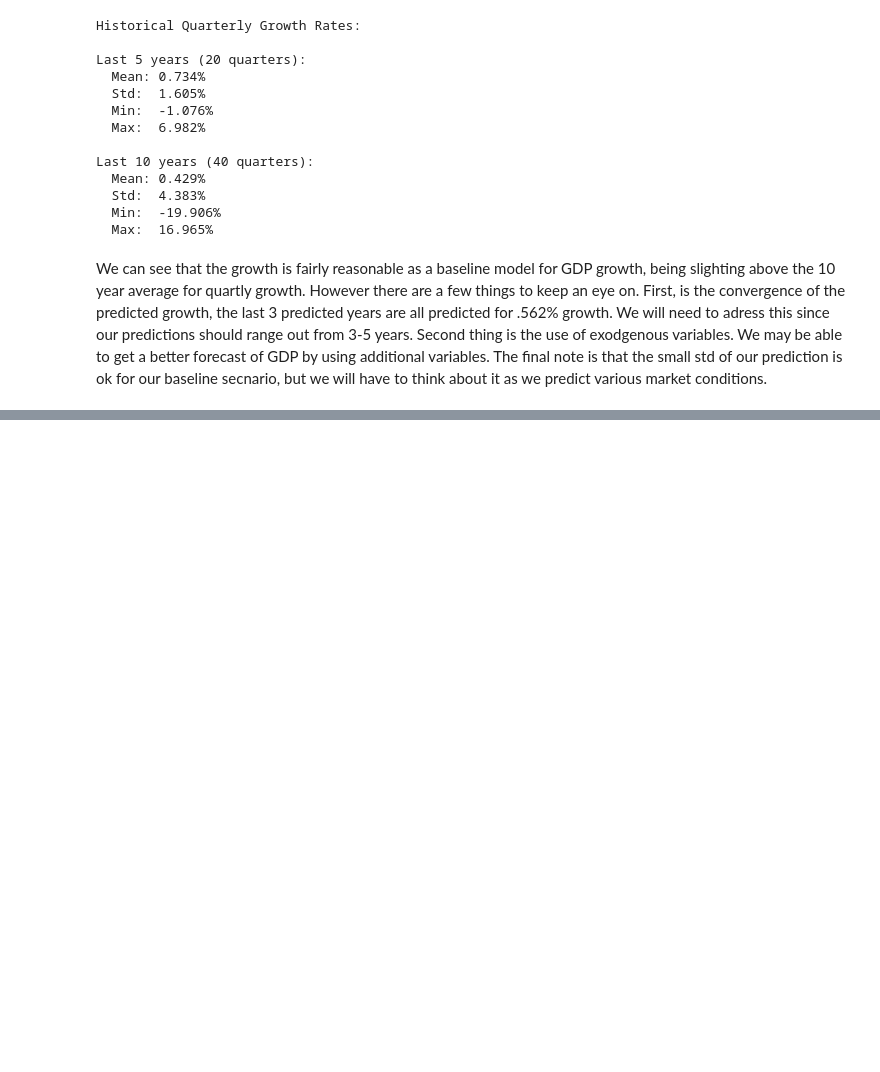
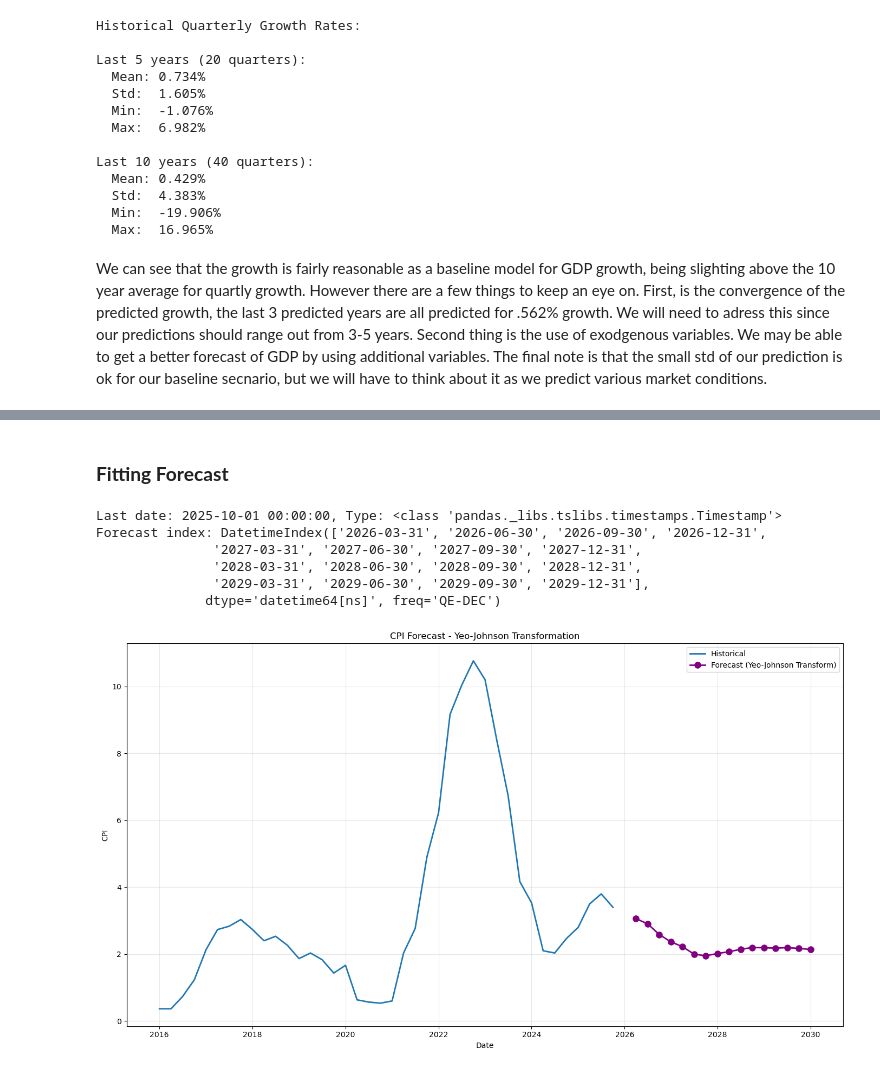
Before and after one commit to hogandan85/ST-498, a Jupyter notebook: Code/TimeSeriesAnalysis.ipynb, the cells around one changed output, grey strips where cells are left out. Saved outputs shown, nothing was run; the diff lists cells and outputs as text; code cells hidden in the pictures; blank space fills up the shorter version.

```diff
--- a/Code/TimeSeriesAnalysis.ipynb
+++ b/Code/TimeSeriesAnalysis.ipynb
@@ -187,0 +184,12 @@ We can see that the growth is fairly reasonable as a baseline model for GDP grow
+# %%
+CPI = df[['cpi']].copy()
+
+#Needed this to drop 2026 observation
+CPI = CPI.dropna()
+
+#Needed this for the YeoJohnson Transformation
+    #Will look into what specifically it does, it is similar to BoxCox
+CPI['cpi'] = CPI['cpi'] + .0001
+# %%
+CPI['log'] = np.log(CPI['cpi'])
+CPI['YeoJohnson'], opt_lambda = yeojohnson(CPI['cpi'])
@@ -187,0 +219,64 @@ We can see that the growth is fairly reasonable as a baseline model for GDP grow
+# %% [markdown]
+### **Fitting Forecast**
+# %%
+yeo = auto_arima(y= CPI['YeoJohnson'],m=4,seasonal=True)
+# %%
+# Inverse Yeo-Johnson transformation
+def inv_yeojohnson(y, lmbda):
+    """Inverse Yeo-Johnson transformation"""
+    y = np.asarray(y)
+    inv = np.zeros_like(y)
+    pos = y >= 0
+
+    if lmbda != 0:
+        inv[pos] = np.power(y[pos] * lmbda + 1, 1 / lmbda) - 1
+    else:
+        inv[pos] = np.exp(y[pos]) - 1
+
+    if lmbda != 2:
+        inv[~pos] = 1 - np.power(-(2 - lmbda) * y[~pos] + 1, 1 / (2 - lmbda))
+    else:
+        inv[~pos] = 1 - np.exp(-y[~pos])
+
+    return inv
+
+forecast_yeo = yeo.predict(n_periods=16)
+forecast_from_yeo = inv_yeojohnson(forecast_yeo, opt_lambda)
+
+if not isinstance(CPI.index, pd.DatetimeIndex):
+    print("Converting CPI index to datetime...")
+    CPI.index = pd.to_datetime(CPI.index)
+
+# Create forecast index with proper datetime handling
+last_date = CPI.index[-1]
+
+# Create forecast dates
+forecast_index = pd.date_range(
+    start=last_date + pd.DateOffset(months=3),  # Start from next quarter
+    periods=16,
+    freq='QE'
+)
+
+
+plt.figure(figsize=(14, 8))
+recent_data = CPI['cpi'].iloc[-40:]
+
+# Plot with converted indices
+plt.plot(recent_data.index, recent_data.values, label='Historical', linewidth=2)
+plt.plot(forecast_index, forecast_from_yeo, label='Forecast (Yeo-Johnson Transform)',
+         linewidth=2, color='purple', marker='o', markersize=8)
+plt.title('CPI Forecast - Yeo-Johnson Transformation')
+plt.ylabel('CPI')
+plt.xlabel('Date')
+plt.legend()
+plt.grid(True, alpha=0.3)
+plt.tight_layout()
+plt.show()
+# %% [output]
+Last date: 2025-10-01 00:00:00, Type: <class 'pandas._libs.tslibs.timestamps.Timestamp'>
+Forecast index: DatetimeIndex(['2026-03-31', '2026-06-30', '2026-09-30', '2026-12-31',
+               '2027-03-31', '2027-06-30', '2027-09-30', '2027-12-31',
+               '2028-03-31', '2028-06-30', '2028-09-30', '2028-12-31',
+               '2029-03-31', '2029-06-30', '2029-09-30', '2029-12-31'],
+              dtype='datetime64[ns]', freq='QE-DEC')
+[figure, added]
```
Also changed, not shown: parts of 7 cells of this notebook, 1 other file.
